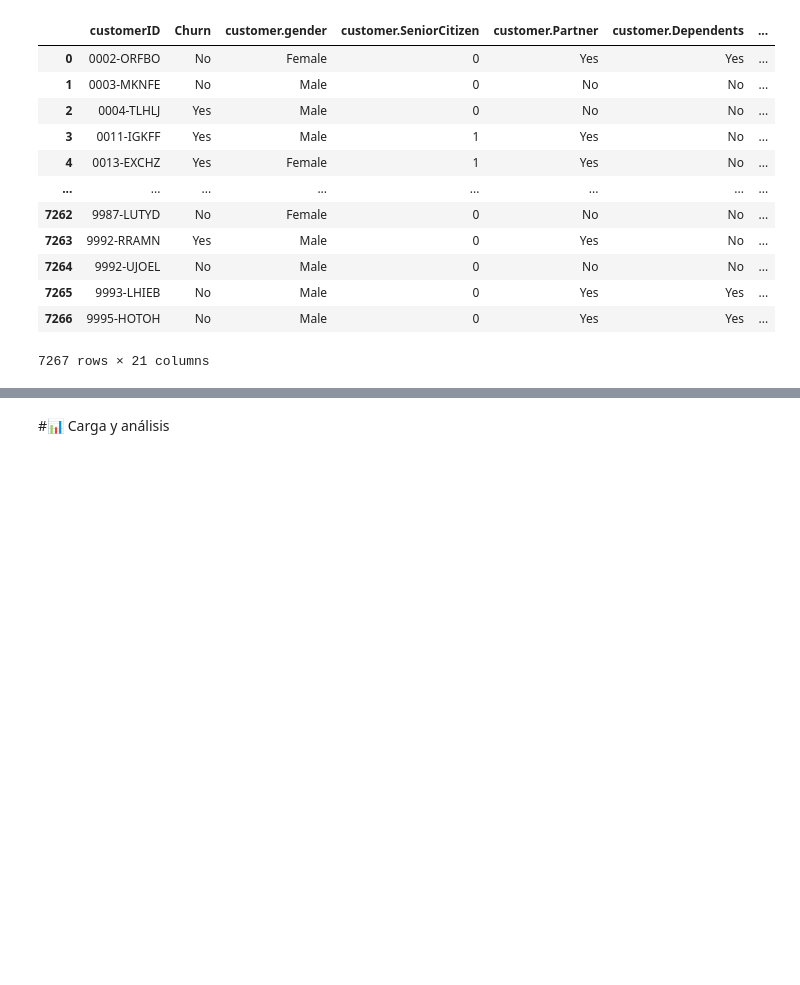
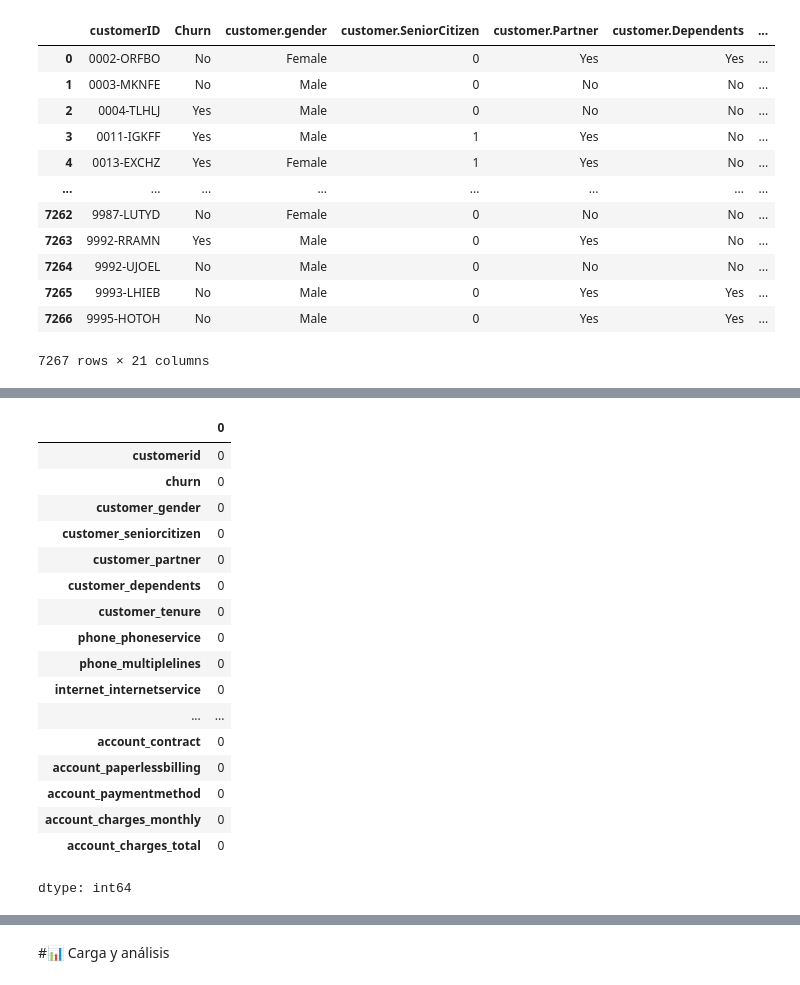
Before and after one commit to Starleen1996/Challenger_Telecom_Latam, a Jupyter notebook: TelecomX_LATAM.ipynb, the cells around one changed output, grey strips where cells are left out. Cells and saved outputs as stored; diff of their text form; code cells hidden in the pictures; blank space fills up the shorter version.

```diff
--- a/TelecomX_LATAM.ipynb
+++ b/TelecomX_LATAM.ipynb
@@ -102,0 +287,23 @@ memory usage: 1.2+ MB
+# %%
+# Verificar espacios vacios o en blanco despues de limpiar los datos
+#sirve para contar cuántos valores vacíos (cadenas vacías o espacios en blanco) hay en cada columna de un DataFrame llamado df_clientes_LATAM.
+df_clientes_LATAM.apply(lambda x: x.astype(str).str.strip() == '').sum()
+# %% [output]
+|  | 0 |
+| customerid | 0 |
+| churn | 0 |
+| customer_gender | 0 |
+| customer_seniorcitizen | 0 |
+| customer_partner | 0 |
+| customer_dependents | 0 |
+| customer_tenure | 0 |
+| phone_phoneservice | 0 |
+| phone_multiplelines | 0 |
+| internet_internetservice | 0 |
+| ... | ... |
+| account_contract | 0 |
+| account_paperlessbilling | 0 |
+| account_paymentmethod | 0 |
+| account_charges_monthly | 0 |
+| account_charges_total | 0 |
+dtype: int64
```
Also changed, not shown: parts of 18 cells of this notebook.
